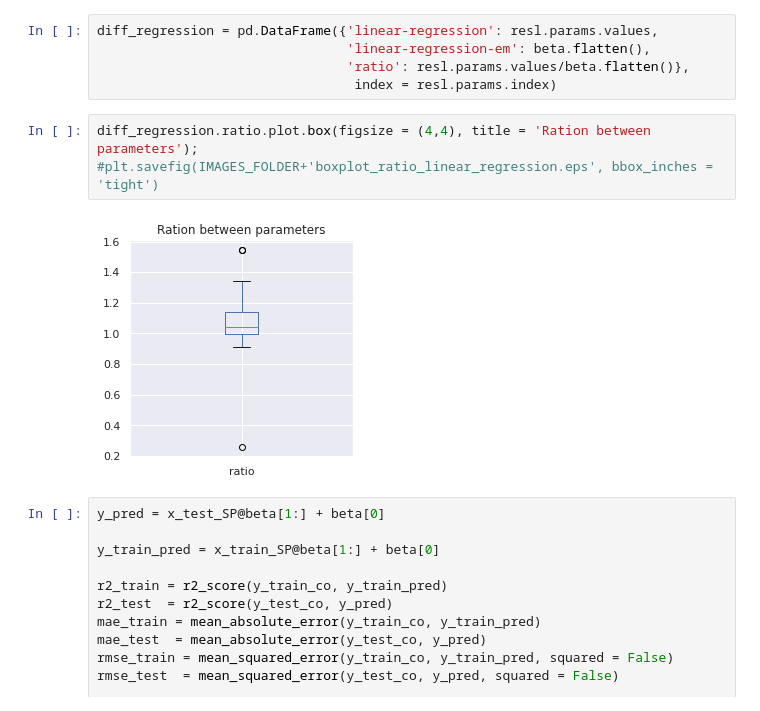
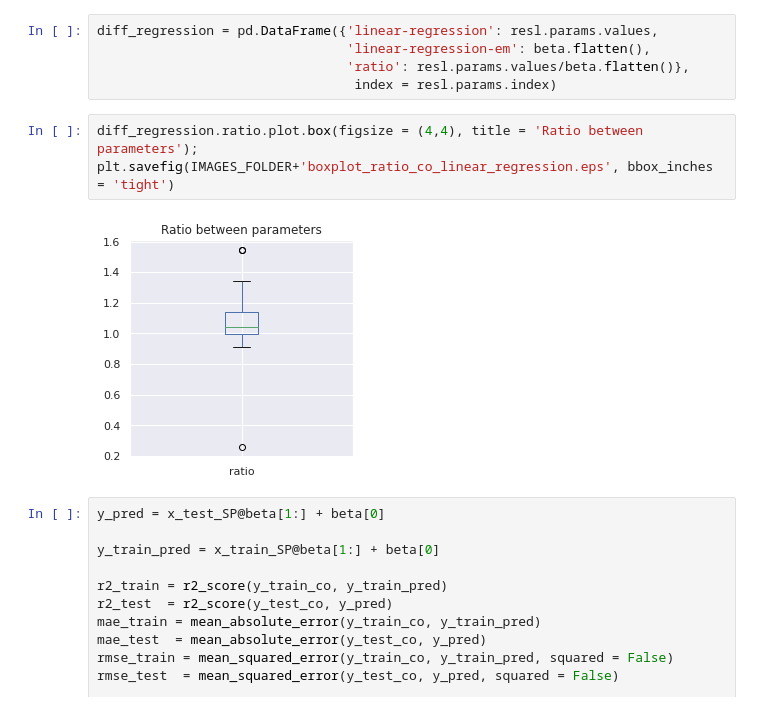
Before and after one commit to lucasmoschen/machine-learning-project, a Jupyter notebook: notebooks/model_co.ipynb, the cells around one changed output. Drawn from its saved outputs; the diff is of its cells as text.

```diff
--- a/notebooks/model_co.ipynb
+++ b/notebooks/model_co.ipynb
@@ -1020,10 +1020,10 @@ diff_regression = pd.DataFrame({'linear-regression': resl.params.values,
                                 'ratio': resl.params.values/beta.flatten()},
                                  index = resl.params.index)
 # %%
-diff_regression.ratio.plot.box(figsize = (4,4), title = 'Ration between parameters');
-#plt.savefig(IMAGES_FOLDER+'boxplot_ratio_linear_regression.eps', bbox_inches = 'tight')
+diff_regression.ratio.plot.box(figsize = (4,4), title = 'Ratio between parameters');
+plt.savefig(IMAGES_FOLDER+'boxplot_ratio_co_linear_regression.eps', bbox_inches = 'tight')
 # %% [output]
-[figure, old version]
+[figure, new version]
 # %%
 y_pred = x_test_SP@beta[1:] + beta[0]
 
```
Also changed, not shown: parts of 1 cell of this notebook, 5 other files.
